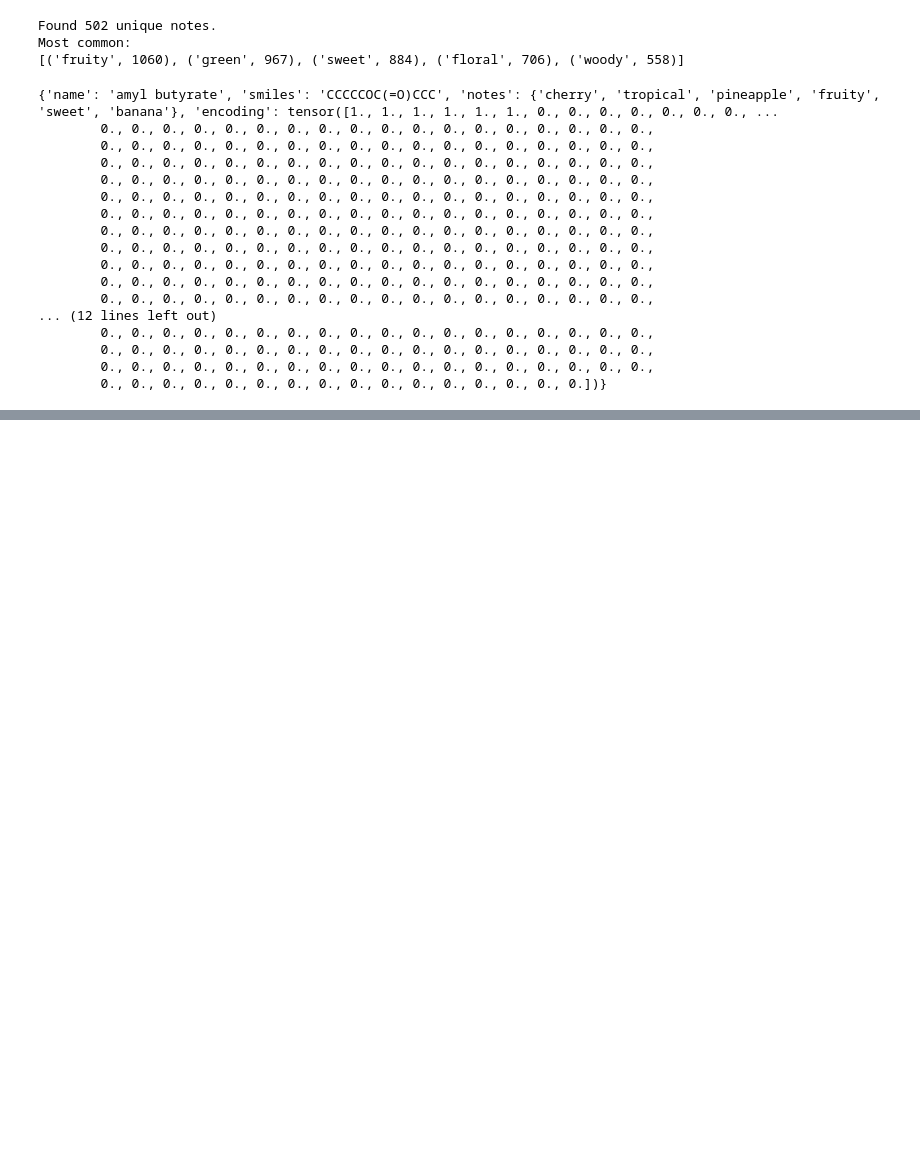
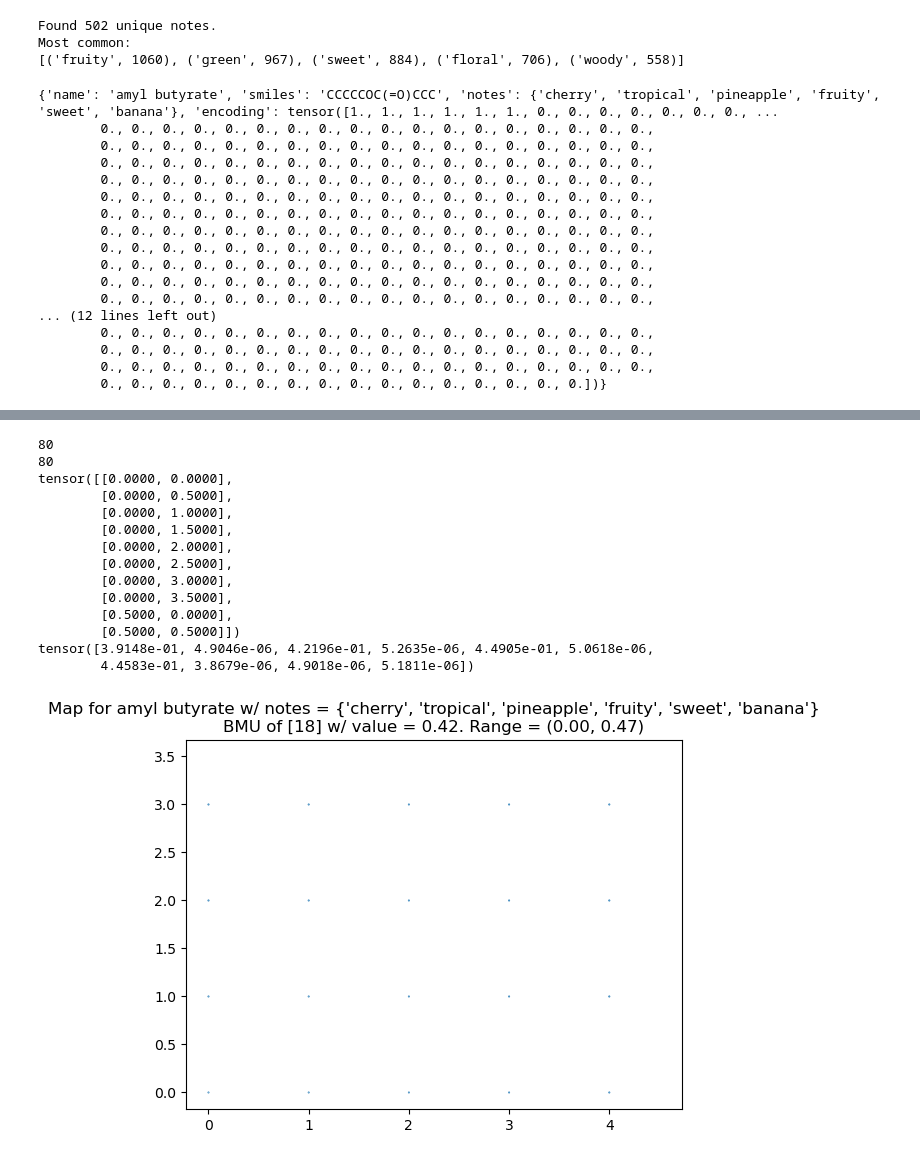
Before and after one commit to laurahsisson/aromap, a Jupyter notebook: batch.ipynb, the cells around one changed output, grey strips where cells are left out. Drawn from its saved outputs; the diff is of its cells as text; code cells hidden in the pictures; blank space fills up the shorter version.

```diff
--- a/batch.ipynb
+++ b/batch.ipynb
@@ -377,8 +366,0 @@ plt.show()
-# %%
-plot(f"Update factor for {molecules[0]['name']} w/ notes = {molecules[0]['notes']}",
-     molecules[0]["encoding"],
-     as_size=True,
-     factor=30,
-     activations= som.update_factor(som.get_bmu(molecules[0]["encoding"])))
-
-plt.show()
@@ -384,0 +425,60 @@ plt.show()
+# %%
+def plot_fine(title,encoding,as_size,step,factor=1,thresh=1e-5,activations=None):
+    bmu = som.get_bmu(encoding)
+    if not torch.is_tensor(activations):
+        activations = som.get_activations(encoding)
+
+    pos,activations = get_fine_act(step,activations)
+    print(len(pos))
+    print(len(activations))
+    print(pos[:10])
+    print(activations[:10])
+    fmin,fmax = get_fine_range(step)
+    act = (activations - fmin) / (fmax - fmin)
+    minv, maxv = act.min().numpy(), act.max().numpy()
+    print(activations.min(),activations.max())
+    print(amin,amax)
+    print(fmin,fmax)
+
+    if as_size:
+        # For very very small values, matplotlib will underflow and draw circles where it should draw tiny circles.
+        act = torch.nn.functional.threshold(act,thresh,0)
+        plt.scatter(pos[:,0],pos[:,1],s=factor*(act.numpy()**2))
+    else:
+        plt.scatter(pos[:,0],pos[:,1],c=factor*(act.numpy()**2))
+        plt.set_cmap('PiYG_r')
+        plt.colorbar()
+        # cbar.lim(minv,maxv)
+
+    plt.title(f"{title}\nBMU of {bmu.numpy()} w/ value = {act[bmu].item():.2f}. Range = ({minv:.2f}, {maxv:.2f})")
+
+plot_fine(f"Map for {molecules[0]['name']} w/ notes = {molecules[0]['notes']}",
+     molecules[0]["encoding"],
+     as_size=True,
+     step=.5,
+     factor=100)
+
+# plot_fine(f"Map for {molecules[0]['name']} w/ notes = {molecules[0]['notes']}",
+#      molecules[0]["encoding"],
+#      as_size=True,
+#      step=1,
+#      factor=10000)
+
+
+plt.show()
+# %% [output]
+80
+80
+tensor([[0.0000, 0.0000],
+        [0.0000, 0.5000],
+        [0.0000, 1.0000],
+        [0.0000, 1.5000],
+        [0.0000, 2.0000],
+        [0.0000, 2.5000],
+        [0.0000, 3.0000],
+        [0.0000, 3.5000],
+        [0.5000, 0.0000],
+        [0.5000, 0.5000]])
+tensor([3.9148e-01, 4.9046e-06, 4.2196e-01, 5.2635e-06, 4.4905e-01, 5.0618e-06,
+        4.4583e-01, 3.8679e-06, 4.9018e-06, 5.1811e-06])
+[figure, added]
```
Also changed, not shown: parts of 12 cells of this notebook.
